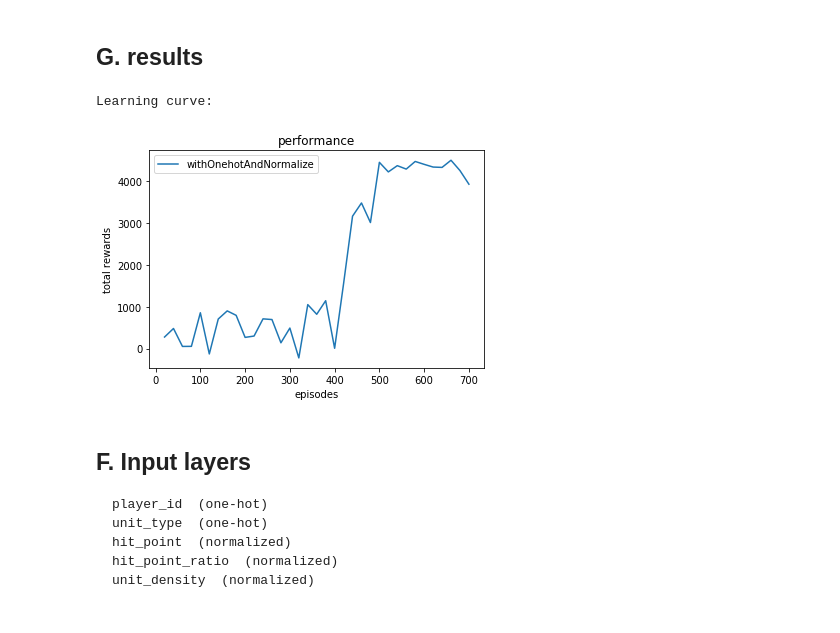
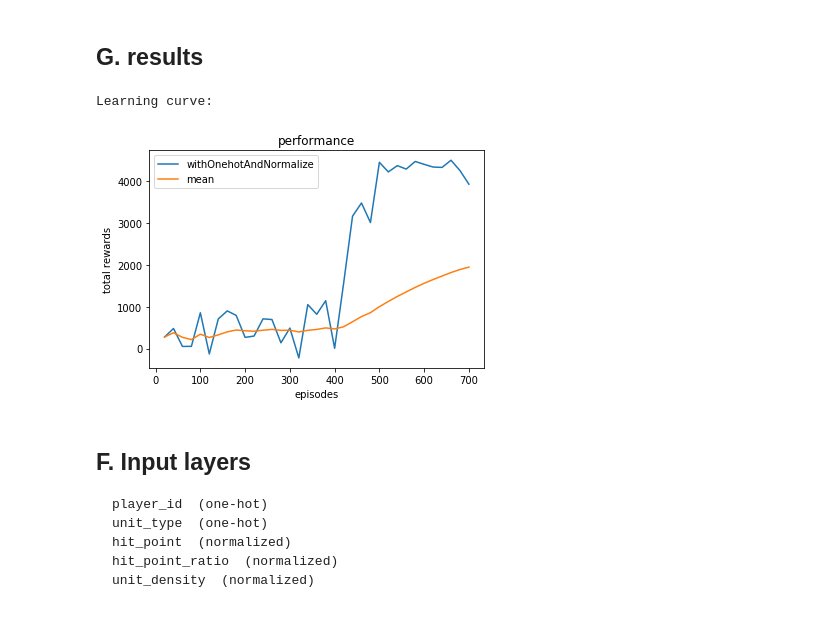
Before and after one commit to osu-xai/xai-docs, a Jupyter notebook: notebooks/FETowersTfHfPr.ipynb, the cells around one changed output. Cells and saved outputs as stored; diff of their text form; code cells hidden in the pictures.

```diff
--- a/notebooks/FETowersTfHfPr.ipynb
+++ b/notebooks/FETowersTfHfPr.ipynb
@@ -22,34 +22,44 @@ G. results
 # %%
 import matplotlib.pyplot as plt
 %matplotlib inline
 import os
 print("\nLearning curve: ")
 RESULT_FILE = "FETowersTfHfPr_results.txt"
 result_dir = os.path.join(os.getcwd(), "results", RESULT_FILE)
 
-def plot(x, y):
-    plt.figure()
+def plot(x, y, legend):
+    plt.figure(num = 1)
     plt.plot(x,y)
     plt.title('performance')
-    plt.legend(["withOnehotAndNormalize"])
+    plt.legend(legend)
     plt.xlabel("episodes")
     plt.ylabel("total rewards")
 
 def readResult(dir):
     x = []
     y = []
     f = open(dir, 'r')
     lines = f.readlines()
     episode_size = int(lines[0])
     for i,l in enumerate(lines[1:]):
         y.append(float(l[0:-1]))
         x.append((i + 1) * episode_size)
     return x,y
+
+def mean(y):
+    meany = []
+    sum = 0
+    for i, v in enumerate(y):
+        sum += v
+        meany.append(sum / (i + 1))
+    return meany
 x, y = readResult(result_dir)
-plot(x, y)
+my = mean(y)
+plot(x, y,["withOnehotAndNormalize"])
+plot(x,my, ["withOnehotAndNormalize","mean"])
 # %% [output]
 Learning curve:
-[figure, old version]
+[figure, new version]
 # %% [markdown]
 F.  Input layers
 -----------------------------------------------
```
Also changed, not shown: 4 other files.
